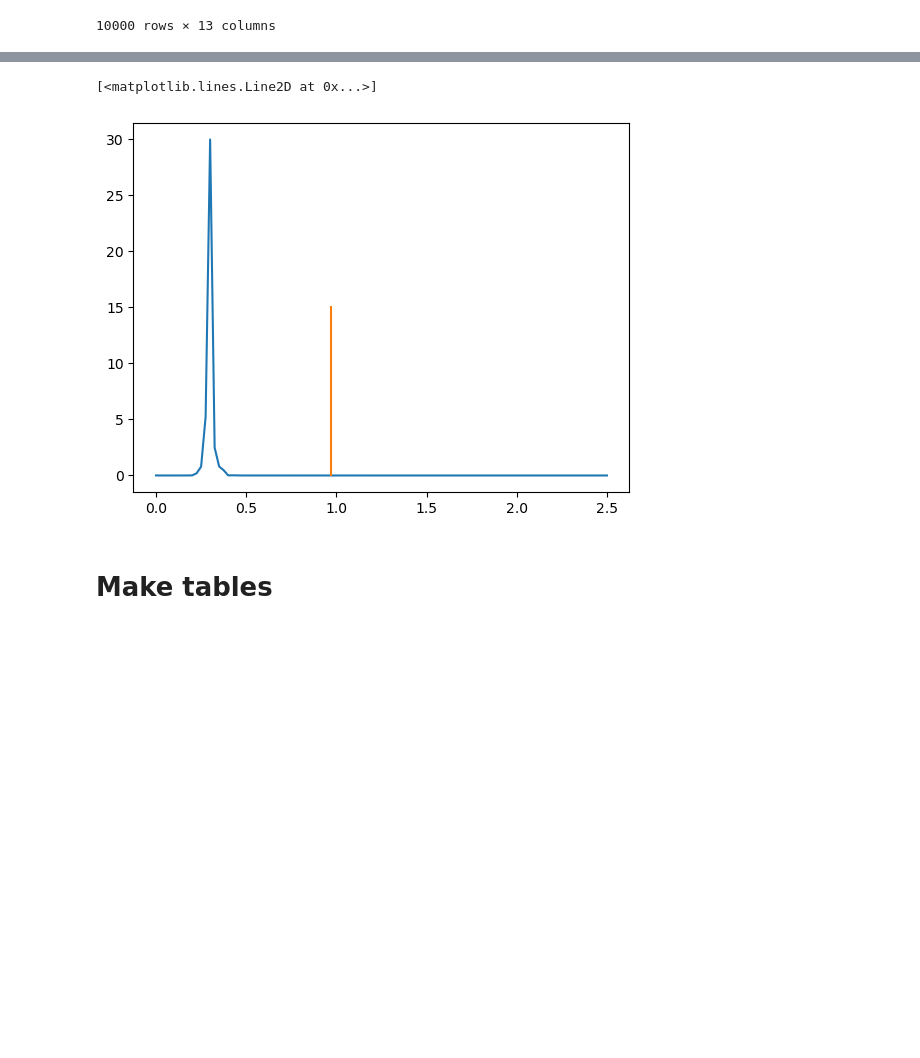
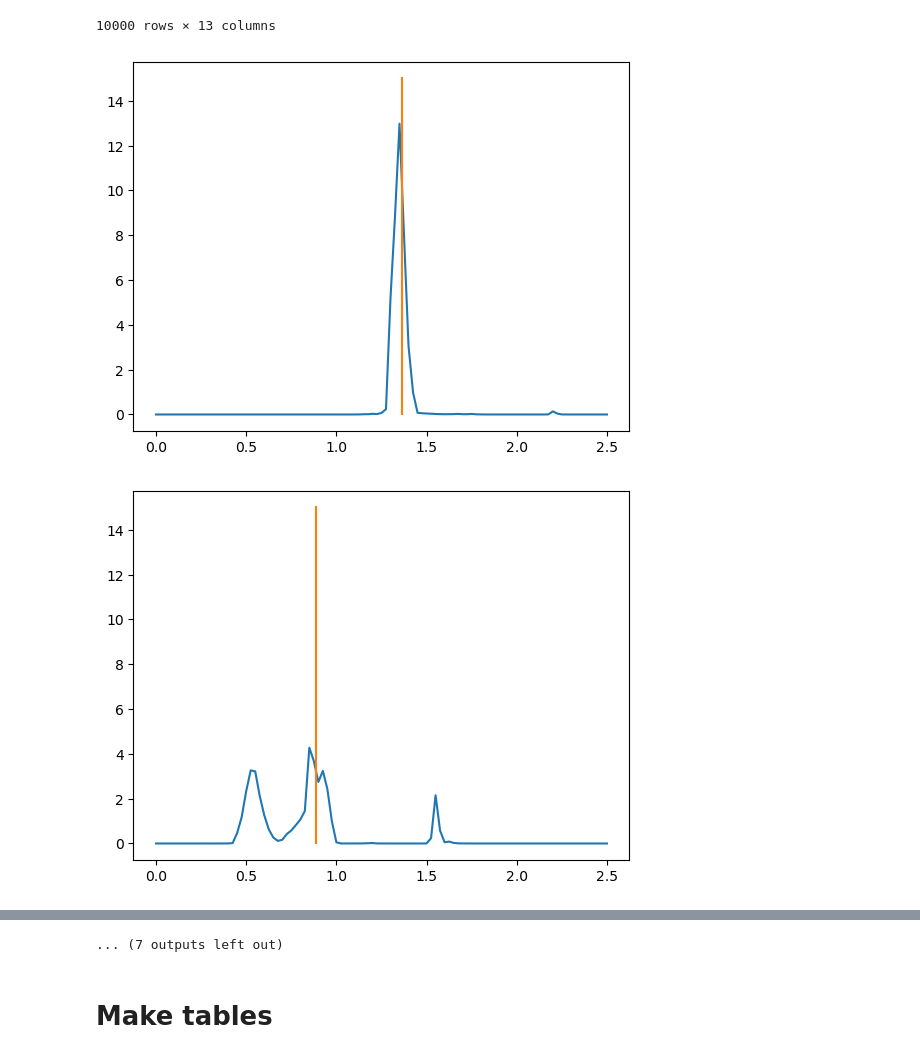
Before and after one commit to alice-crafford/Photo-z-Stress-Test, a Jupyter notebook: Test_Pipeline.ipynb, the cells around one changed output, grey strips where cells are left out. Saved outputs shown, nothing was run; the diff lists cells and outputs as text; code cells hidden in the pictures; blank space fills up the shorter version.

```diff
--- a/Test_Pipeline.ipynb
+++ b/Test_Pipeline.ipynb
@@ -355,6 +366,12 @@ table
 # %%
 import matplotlib.pyplot as plt
 
-plt.plot(file['meta']['xvals'][0], file['data']['yvals'][1])
-plt.plot(table['redshift'][1] * np.ones(len(file['meta']['xvals'][0])), np.linspace(0, 15, len(file['meta']['xvals'][0])))
+
+for i in range(21, 40):
+
+    plt.plot(file['meta']['xvals'][0], file['data']['yvals'][i])
+    plt.plot(table['redshift'][i] * np.ones(len(file['meta']['xvals'][0])), np.linspace(0, 15, len(file['meta']['xvals'][0])))
+    plt.show()
 # %% [output]
+[figure, new version]
+[figure, added]
@@ -361,5 +388,4 @@ plt.plot(table['redshift'][1] * np.ones(len(file['meta']['xvals'][0])), np.linsp
-[<matplotlib.lines.Line2D at 0x...>]
+... (7 outputs left out)
-[figure, old version]
 # %% [markdown]
 # Make tables
 # %%
```
Also changed, not shown: parts of 4 cells of this notebook.
